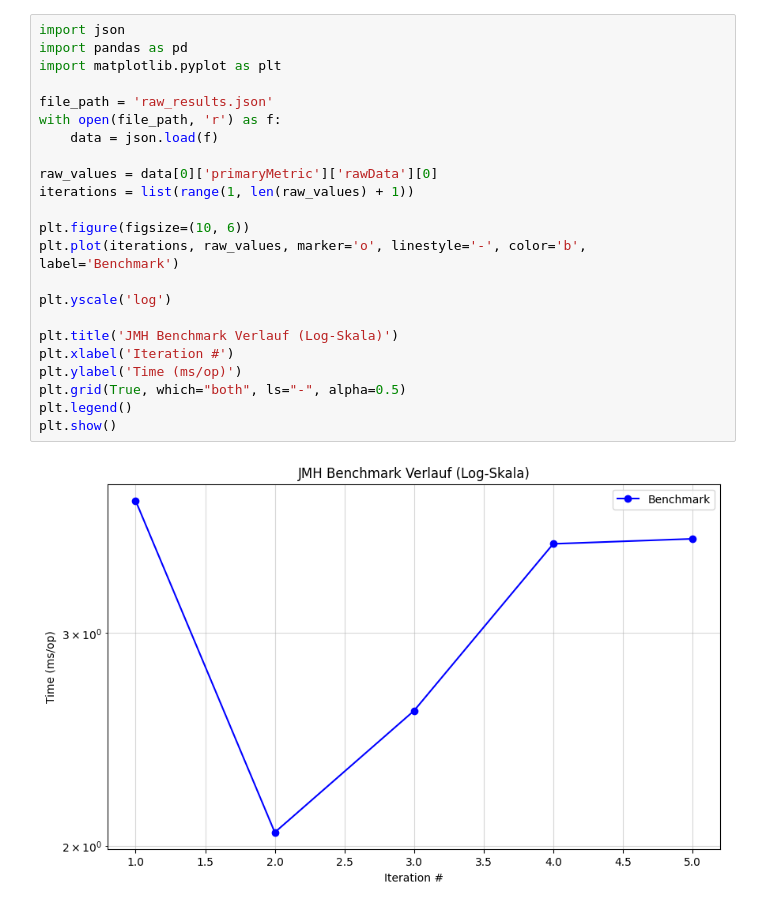
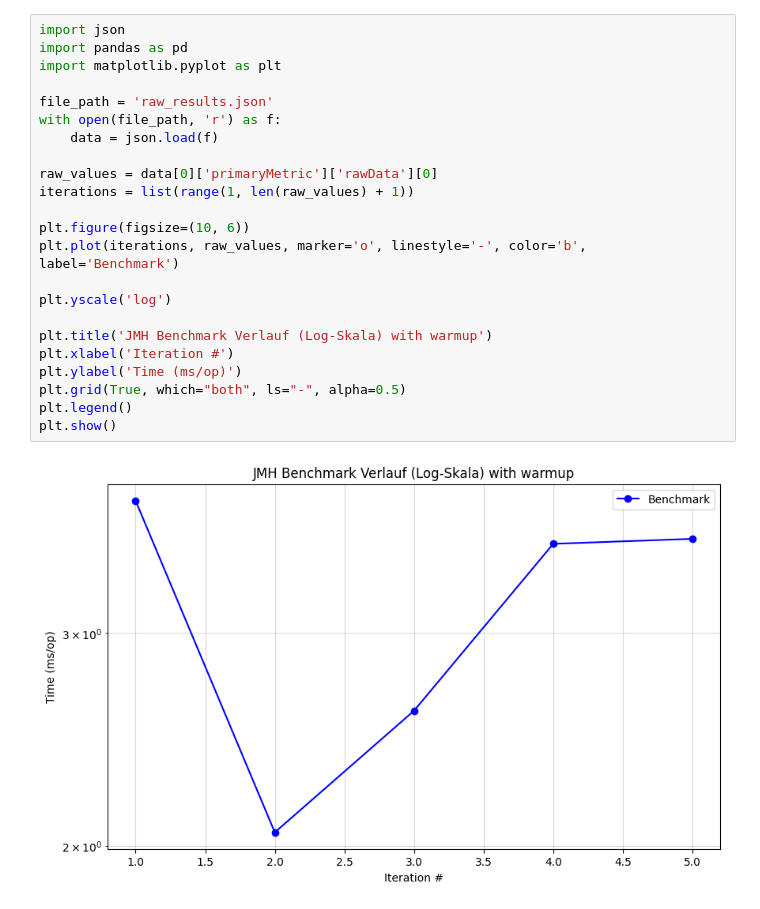
Before and after one commit to Mkhaled4/lzscc-339-data, a Jupyter notebook: visualize-jmh.ipynb, the cells around one changed output. Saved outputs shown, nothing was run; the diff lists cells and outputs as text.

```diff
--- a/visualize-jmh.ipynb
+++ b/visualize-jmh.ipynb
@@ -1,28 +1,28 @@
 # %%
 import json
 import pandas as pd
 import matplotlib.pyplot as plt
 
 file_path = 'raw_results.json'
 with open(file_path, 'r') as f:
     data = json.load(f)
 
 raw_values = data[0]['primaryMetric']['rawData'][0]
 iterations = list(range(1, len(raw_values) + 1))
 
 plt.figure(figsize=(10, 6))
 plt.plot(iterations, raw_values, marker='o', linestyle='-', color='b', label='Benchmark')
 
 plt.yscale('log')
 
-plt.title('JMH Benchmark Verlauf (Log-Skala)')
+plt.title('JMH Benchmark Verlauf (Log-Skala) with warmup')
 plt.xlabel('Iteration #')
 plt.ylabel('Time (ms/op)')
 plt.grid(True, which="both", ls="-", alpha=0.5)
 plt.legend()
 plt.show()
 # %% [output]
-[figure, old version]
+[figure, new version]
 # %%
 import json
 import pandas as pd
```
Also changed, not shown: parts of 3 cells of this notebook.
